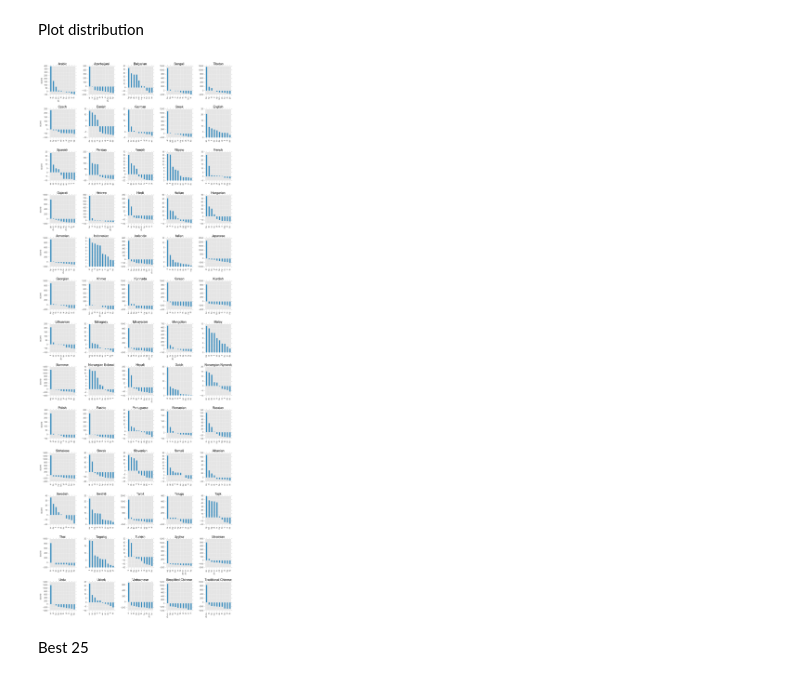
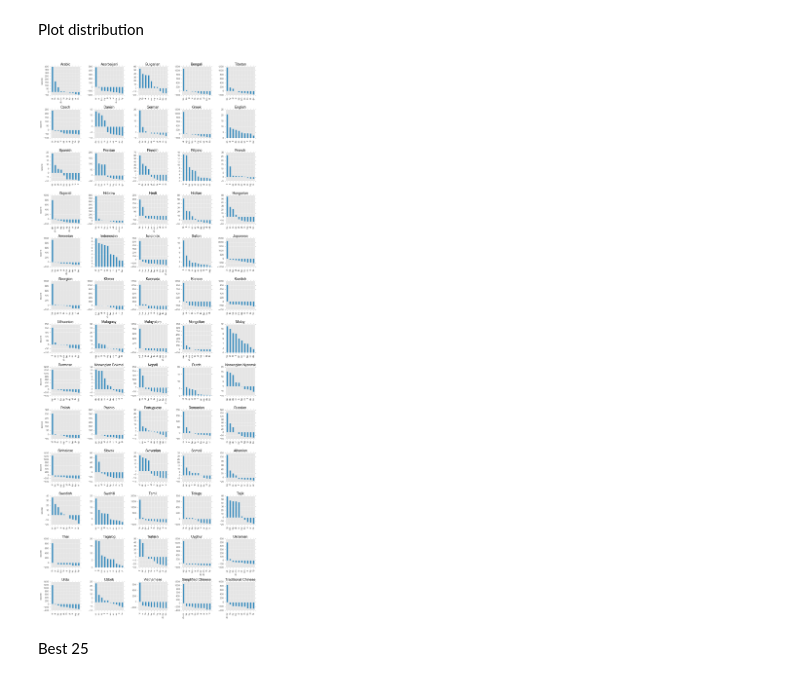
Before and after one commit to may-/cnn-ld-tf, a Jupyter notebook: visualize.ipynb, the cells around one changed output. Drawn from its saved outputs; the diff is of its cells as text; code cells hidden in the pictures.

```diff
--- a/visualize.ipynb
+++ b/visualize.ipynb
@@ -147,9 +150,9 @@ for name, group in emb_df.groupby(emb_df['category']):
 # %% [markdown]
 Plot embeddings
 # %%
-fig, axes = plt.subplots(10, 3, figsize=(15, 45))
+fig, axes = plt.subplots(10, 3, figsize=(15, 40))
 plt.subplots_adjust(wspace=0.5, hspace=0.5)
-for i, (ax, (key, group)) in enumerate(zip(axes.flatten(), emb_df.groupby(emb_df['category']))):
+for i, (ax, (key, group)) in enumerate(zip(axes.flatten(), emb_df.groupby('category'))):
     ax = group.plot(kind="scatter", x='x', y='y', ax=ax, legend=False)
     # annotate 100 labels
     for index, row in group.head(100).iterrows():
@@ -166,5 +169,5 @@ for i, (ax, (key, group)) in enumerate(zip(axes.flatten(), emb_df.groupby(emb_df
 # %% [markdown]
 ## Evaluation
 # %%
-loader = util.DataLoader(os.path.join(FLAGS.data_dir, 'test.cPickle'), batch_size=FLAGS.batch_size)
+loader = util.DataLoader(FLAGS.data_dir, 'test.cPickle', batch_size=FLAGS.batch_size)
 # %% [output]
@@ -182,12 +186,8 @@ with graph.as_default():
         ckpt = tf.train.get_checkpoint_state(os.path.join(FLAGS.train_dir))
         saver.restore(sess, ckpt.model_checkpoint_path)
 
-        num_iter = loader.num_batch
-        if loader._num_examples % loader.num_batch != 0:
-            num_iter += 1
-
-        for _ in xrange(num_iter):
-            x, y = loader.next_batch(loop=False)
+        for _ in xrange(loader.num_batch):
+            x, y = loader.next_batch()
             scores = sess.run(m.scores, feed_dict={m.inputs: x, m.labels: y})
             predictions.append(scores)
 # %%
@@ -210,10 +210,10 @@ fn = {}
 avg_score = {}
 avg_scores = {}
 
-for label, group in scores_df.groupby(scores_df['y_true']):
+for label, group in scores_df.groupby('y_true'):
     tp[classes[label]] = len(group[group.y_pred == label])
     fn[classes[label]] = len(group) - tp[classes[label]]
-for label, group in scores_df.groupby(scores_df['y_pred']):
+for label, group in scores_df.groupby('y_pred'):
     fp[classes[label]] = len(group) - tp[classes[label]]
     avg_score[classes[label]] = group.y_best.mean()
     avg_scores[classes[label]] = group[range(65)].mean().to_dict()
@@ -222,20 +222,20 @@ Plot distribution
 # %%
 avg_scores_df = pd.DataFrame(avg_scores)
 
-fig, axes = plt.subplots(13, 5, figsize=(15, 45))
+fig, axes = plt.subplots(13, 5, figsize=(15, 40))
 plt.subplots_adjust(wspace=0.5, hspace=0.5)
 for j, (ax, col) in enumerate(zip(axes.flatten(), avg_scores_df.columns)):
     top_k_df = avg_scores_df[[col]].sort_values(by=col, ascending=0).head(10)
     top_k_df['x'] = [classes[i] for i in top_k_df.index]
 
     ax = top_k_df.plot(x='x', kind='bar', ax=ax, title=class_names[col], color='#348abd', legend=False)
     if j % 5 == 0:
         ax.set_ylabel('score')
     ax.set_xlabel('')
 
-#fig.savefig('score_distribution.svg')
+fig.savefig('score_distribution.svg')
 # %% [output]
-[figure, old version]
+[figure, new version]
 # %% [markdown]
 Best 25
 # %%
```
Also changed, not shown: parts of 7 cells of this notebook, 43 other files.
